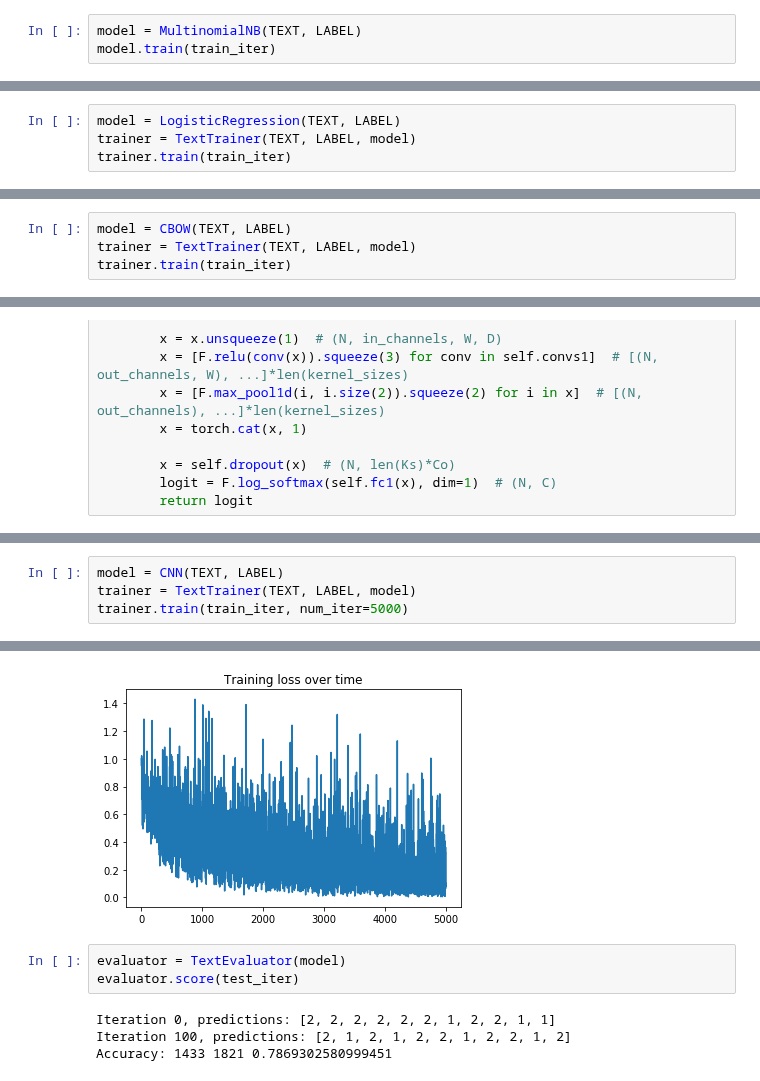
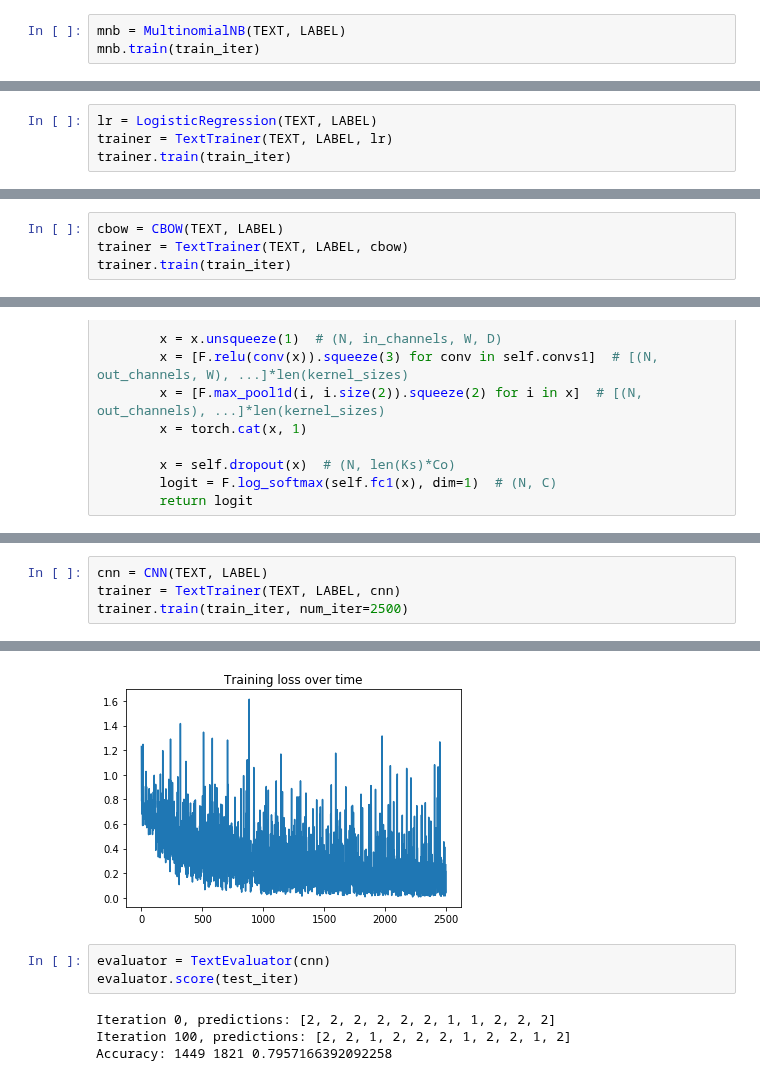
Before and after one commit to emptycrown/cs287-nlp, a Jupyter notebook: hw1/HW1-models-Jesse.ipynb, the cells around one changed output, grey strips where cells are left out. Drawn from its saved outputs; the diff is of its cells as text.

```diff
--- a/hw1/HW1-models-Jesse.ipynb
+++ b/hw1/HW1-models-Jesse.ipynb
@@ -37,6 +99,6 @@ TEXT.vocab.load_vectors(vectors=Vectors('wiki.simple.vec', url=url))
 # %%
-model = MultinomialNB(TEXT, LABEL)
-model.train(train_iter)
+mnb = MultinomialNB(TEXT, LABEL)
+mnb.train(train_iter)
 # %% [output]
 0
 100
@@ -55,7 +117,7 @@ Accuracy: 1500 1821 0.8237232289950577
 # %% [markdown]
 # Log Reg
 # %%
-model = LogisticRegression(TEXT, LABEL)
-trainer = TextTrainer(TEXT, LABEL, model)
+lr = LogisticRegression(TEXT, LABEL)
+trainer = TextTrainer(TEXT, LABEL, lr)
 trainer.train(train_iter)
 # %% [output]
@@ -80,7 +142,7 @@ Accuracy: 1319 1821 0.7243272926963207
 # %% [markdown]
 # CBOW
 # %%
-model = CBOW(TEXT, LABEL)
-trainer = TextTrainer(TEXT, LABEL, model)
+cbow = CBOW(TEXT, LABEL)
+trainer = TextTrainer(TEXT, LABEL, cbow)
 trainer.train(train_iter)
 # %% [output]
@@ -147,5 +250,5 @@ class CNN(nn.Module):
 # %%
-model = CNN(TEXT, LABEL)
-trainer = TextTrainer(TEXT, LABEL, model)
-trainer.train(train_iter, num_iter=5000)
+cnn = CNN(TEXT, LABEL)
+trainer = TextTrainer(TEXT, LABEL, cnn)
+trainer.train(train_iter, num_iter=2500)
 # %% [output]
@@ -169,8 +272,8 @@ Iteration 4900, loss: 0.143256
-[figure, old version]
+[figure, new version]
 # %%
-evaluator = TextEvaluator(model)
+evaluator = TextEvaluator(cnn)
 evaluator.score(test_iter)
 # %% [output]
-Iteration 0, predictions: [2, 2, 2, 2, 2, 2, 1, 2, 2, 1, 1]
-Iteration 100, predictions: [2, 1, 2, 1, 2, 2, 1, 2, 2, 1, 2]
-Accuracy: 1433 1821 0.7869302580999451
+Iteration 0, predictions: [2, 2, 2, 2, 2, 2, 1, 1, 2, 2, 2]
+Iteration 100, predictions: [2, 2, 1, 2, 2, 2, 1, 2, 2, 1, 2]
+Accuracy: 1449 1821 0.7957166392092258
```
Also changed, not shown: parts of 11 cells of this notebook, 2 other files.
